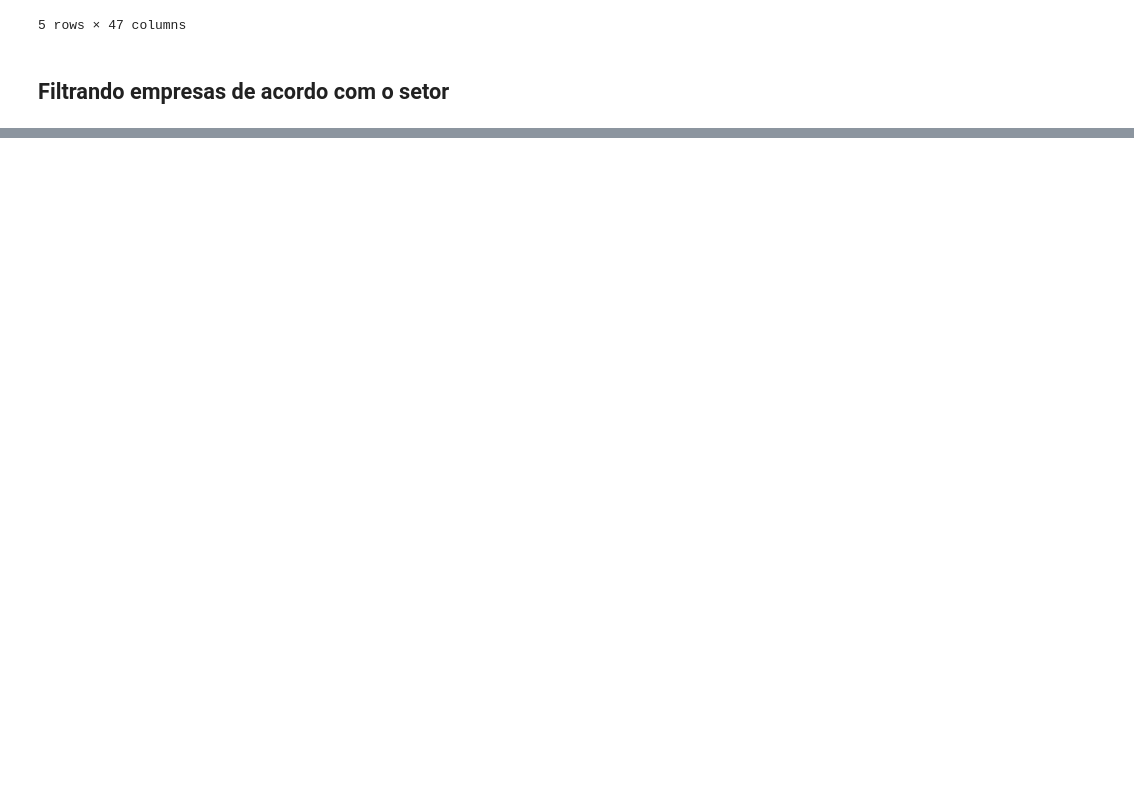
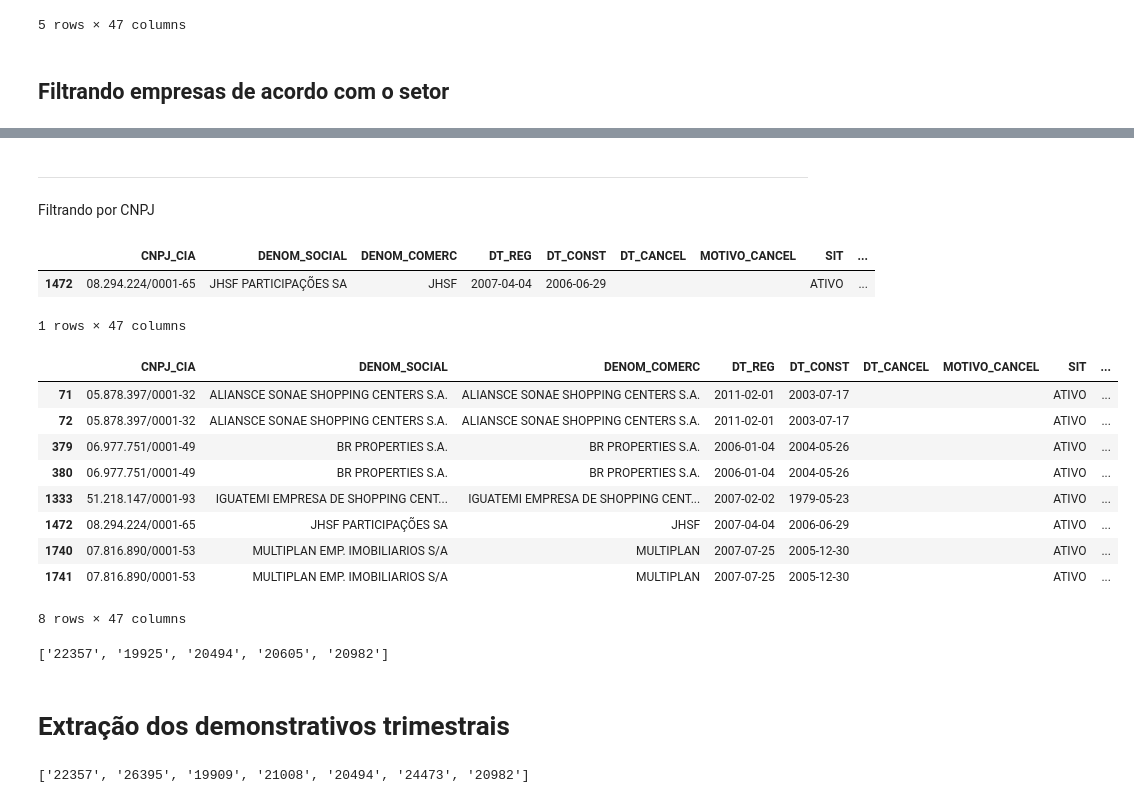
Before and after one commit to marcosilvaa/dados_estudos, a Jupyter notebook: Análise_Fundamentalista.ipynb, the cells around one changed output, grey strips where cells are left out. Saved outputs shown, nothing was run; the diff lists cells and outputs as text; code cells hidden in the pictures; blank space fills up the shorter version.

```diff
--- a/Análise_Fundamentalista.ipynb
+++ b/Análise_Fundamentalista.ipynb
@@ -166,0 +111,19 @@ empresas = list(filtro_cnpj['CD_CVM'])
+# %% [markdown]
+
+
+---
+
+
+
+Filtrando por CNPJ
+# %%
+# Buscando empresa através de seu CNPJ
+# CNPJ -> JHSF
+jhsf = '08.294.224/0001-65'
+
+jhsf_data = data[data['CNPJ_CIA'] == jhsf]
+jhsf_data
+# %% [output]
+|  | CNPJ_CIA | DENOM_SOCIAL | DENOM_COMERC | DT_REG | DT_CONST | DT_CANCEL | MOTIVO_CANCEL | SIT | ... |
+| 1472 | 08.294.224/0001-65 | JHSF PARTICIPAÇÕES SA | JHSF | 2007-04-04 | 2006-06-29 |  |  | ATIVO | ... |
+1 rows × 47 columns
@@ -166,0 +133,22 @@ empresas = list(filtro_cnpj['CD_CVM'])
+# %%
+
+lista_filtro = data[data['CNPJ_CIA'].isin(lista_cnpjs)]
+lista_filtro
+# %% [output]
+|  | CNPJ_CIA | DENOM_SOCIAL | DENOM_COMERC | DT_REG | DT_CONST | DT_CANCEL | MOTIVO_CANCEL | SIT | ... |
+| 71 | 05.878.397/0001-32 | ALIANSCE SONAE SHOPPING CENTERS S.A. | ALIANSCE SONAE SHOPPING CENTERS S.A. | 2011-02-01 | 2003-07-17 |  |  | ATIVO | ... |
+| 72 | 05.878.397/0001-32 | ALIANSCE SONAE SHOPPING CENTERS S.A. | ALIANSCE SONAE SHOPPING CENTERS S.A. | 2011-02-01 | 2003-07-17 |  |  | ATIVO | ... |
+| 379 | 06.977.751/0001-49 | BR PROPERTIES S.A. | BR PROPERTIES S.A. | 2006-01-04 | 2004-05-26 |  |  | ATIVO | ... |
+| 380 | 06.977.751/0001-49 | BR PROPERTIES S.A. | BR PROPERTIES S.A. | 2006-01-04 | 2004-05-26 |  |  | ATIVO | ... |
+| 1333 | 51.218.147/0001-93 | IGUATEMI EMPRESA DE SHOPPING CENT... | IGUATEMI EMPRESA DE SHOPPING CENT... | 2007-02-02 | 1979-05-23 |  |  | ATIVO | ... |
+| 1472 | 08.294.224/0001-65 | JHSF PARTICIPAÇÕES SA | JHSF | 2007-04-04 | 2006-06-29 |  |  | ATIVO | ... |
+| 1740 | 07.816.890/0001-53 | MULTIPLAN EMP. IMOBILIARIOS S/A | MULTIPLAN | 2007-07-25 | 2005-12-30 |  |  | ATIVO | ... |
+| 1741 | 07.816.890/0001-53 | MULTIPLAN EMP. IMOBILIARIOS S/A | MULTIPLAN | 2007-07-25 | 2005-12-30 |  |  | ATIVO | ... |
+8 rows × 47 columns
+# %%
+empresas = list(lista_filtro['CD_CVM'].unique())
+empresas
+# %% [output]
+['22357', '19925', '20494', '20605', '20982']
+# %% [markdown]
+# Extração dos demonstrativos trimestrais
@@ -166,0 +165,5 @@ empresas = list(filtro_cnpj['CD_CVM'])
+# %%
+#lista de empresas
+empresas
+# %% [output]
+['22357', '26395', '19909', '21008', '20494', '24473', '20982']
```
Also changed, not shown: parts of 65 cells of this notebook.
